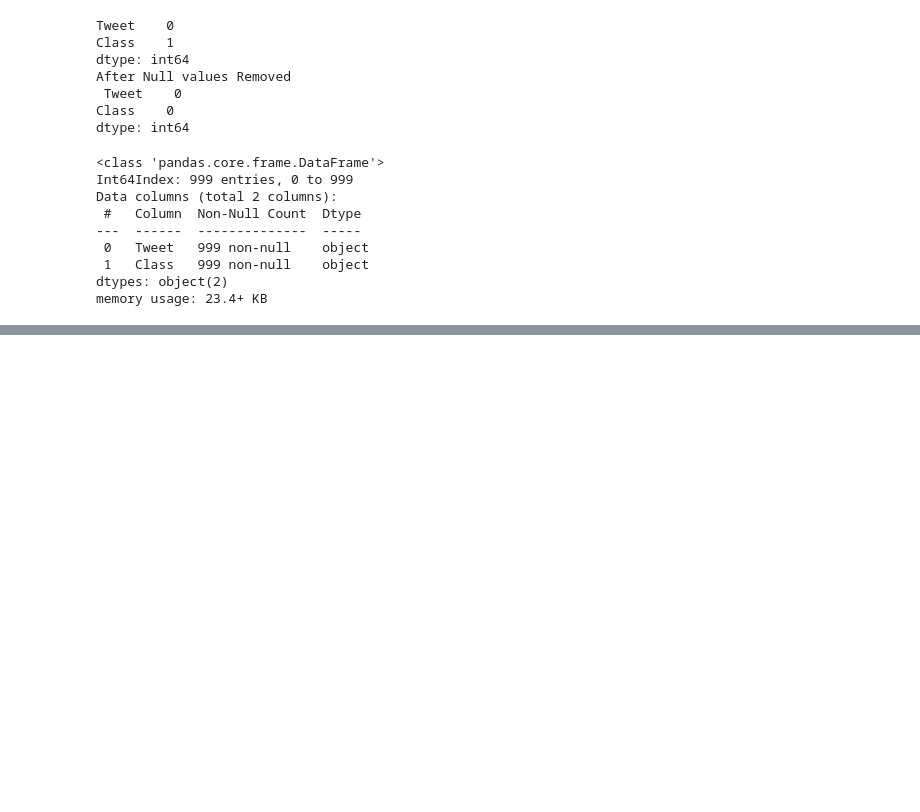
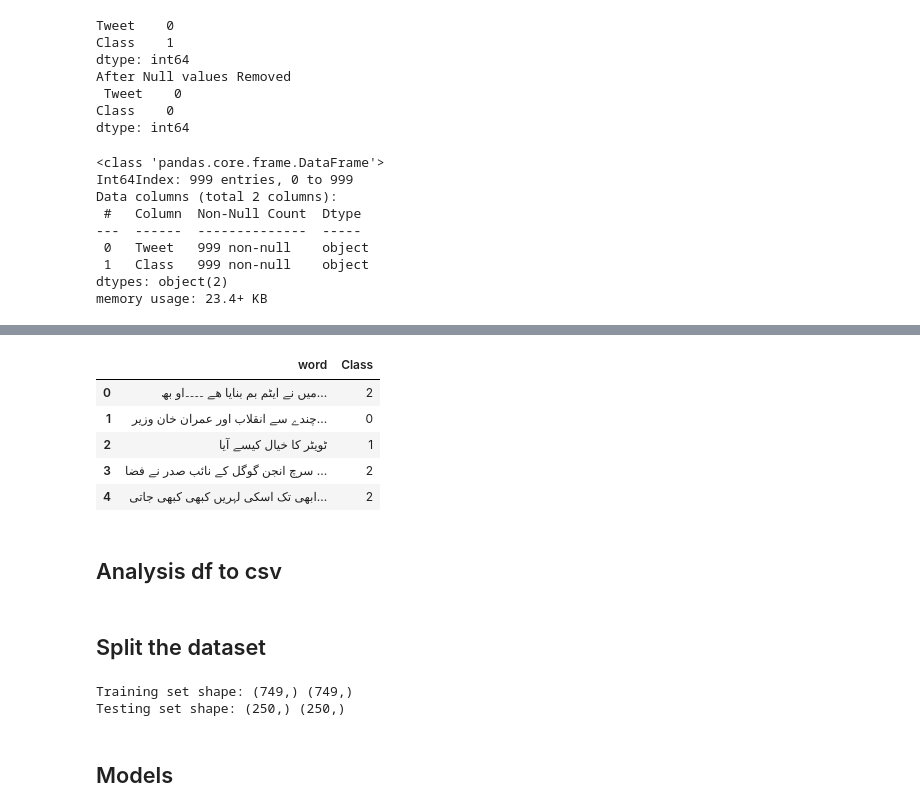
Before and after one commit to Muhammad-Hamza-Khan-03/Academics, a Jupyter notebook: NLP Assignments/Assignment_3/21l-5654-A3-Q1.ipynb, the cells around one changed output, grey strips where cells are left out. Drawn from its saved outputs; the diff is of its cells as text; code cells hidden in the pictures; blank space fills up the shorter version.

```diff
--- a/NLP Assignments/Assignment_3/21l-5654-A3-Q1.ipynb
+++ b/NLP Assignments/Assignment_3/21l-5654-A3-Q1.ipynb
@@ -50,0 +192,14 @@ memory usage: 23.4+ KB
+# %%
+analysis_df = pd.DataFrame(columns=['word','Class'])
+analysis_df.word = processed_df.text_separated.apply(str)
+analysis_df.Class = processed_df.Class
+analysis_df.head()
+# %% [output]
+|  | word | Class |
+| 0 | میں نے ایٹم بم بنایا ھے ۔۔۔۔او بھ... | 2 |
+| 1 | چندے سے انقلاب اور عمران خان وزیر... | 0 |
+| 2 | ٹویٹر کا خیال کیسے آیا | 1 |
+| 3 | سرچ انجن گوگل کے نائب صدر نے فضا ... | 2 |
+| 4 | ابھی تک اسکی لہریں کبھی کبھی جاتی... | 2 |
+# %% [markdown]
+## Analysis df to csv
@@ -50,0 +208,15 @@ memory usage: 23.4+ KB
+# %% [markdown]
+## Split the dataset
+# %%
+from sklearn.model_selection import train_test_split
+X=analysis_df.word
+y = analysis_df.Class
+X_train, X_test, y_train, y_test = train_test_split(X,y, test_size=0.25)
+
+print("Training set shape:", X_train.shape, y_train.shape)
+print("Testing set shape:", X_test.shape, y_test.shape)
+# %% [output]
+Training set shape: (749,) (749,)
+Testing set shape: (250,) (250,)
+# %% [markdown]
+## Models
```
Also changed, not shown: parts of 21 cells of this notebook, 1 other file.
